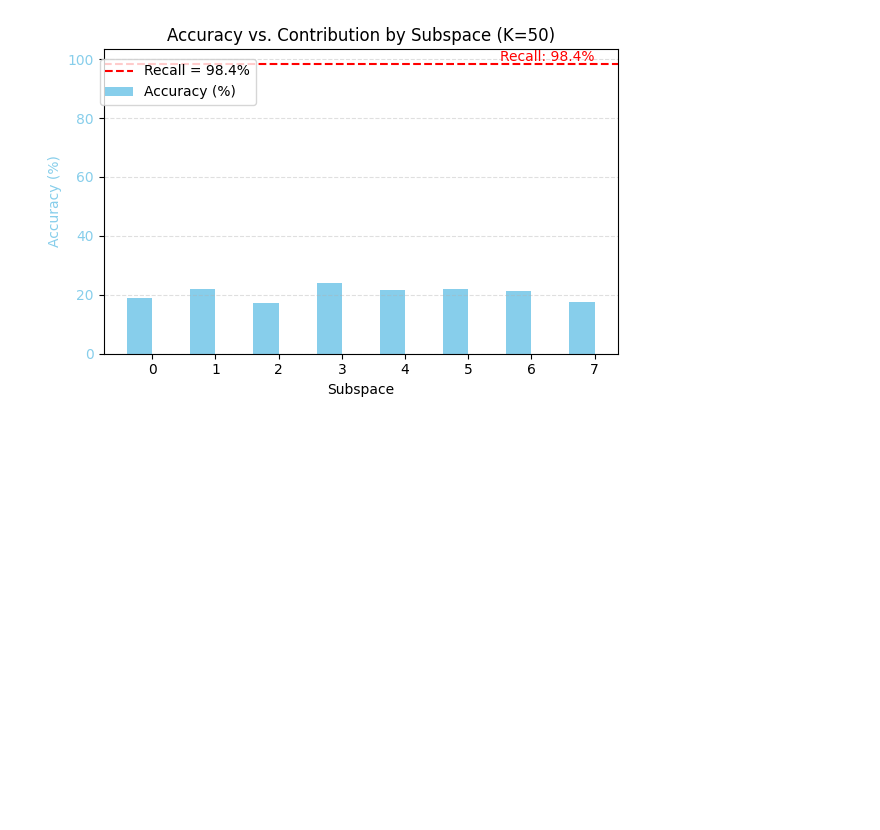
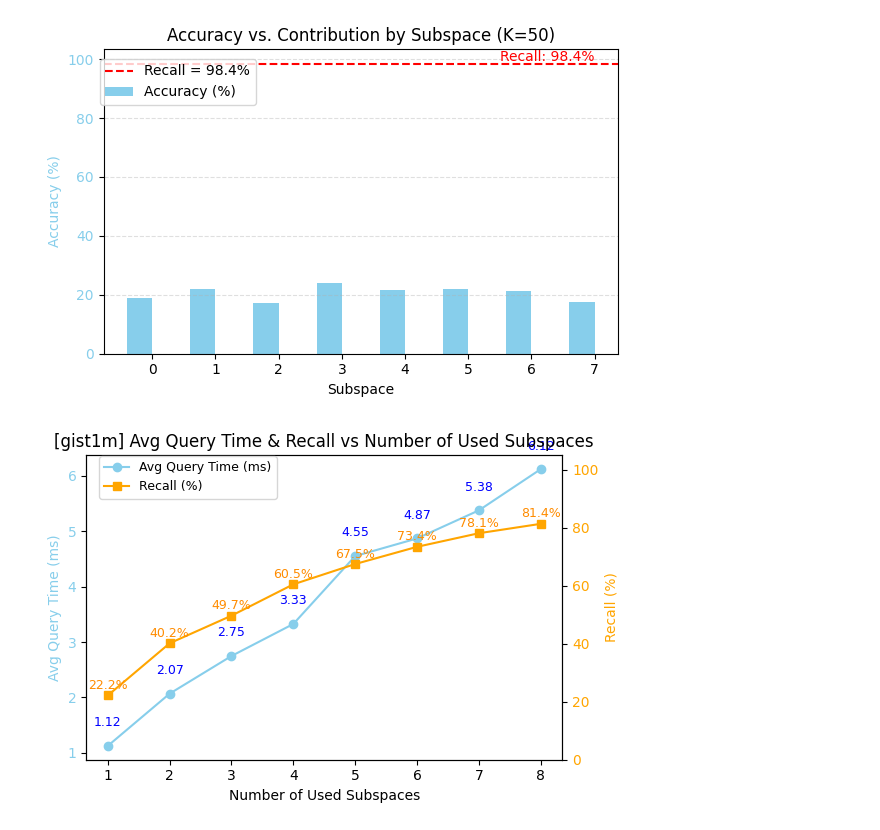
Before and after one commit to yeojin5/SuCo, a Jupyter notebook: figure/gist1m_plot.ipynb, the cells around one changed output. Drawn from its saved outputs; the diff is of its cells as text; code cells hidden in the pictures; blank space fills up the shorter version.

```diff
--- a/figure/gist1m_plot.ipynb
+++ b/figure/gist1m_plot.ipynb
@@ -84,3 +84,71 @@ for k in k_values:
 [figure]
 [figure]
 [figure]
+# %%
+import os
+import re
+import matplotlib.pyplot as plt
+
+# 디렉토리 및 파일 패턴
+dir_path = '../result/gist1m/'
+base_name = 'gist1m_8_0.05_0.005_K50_'
+query_times = []
+recalls = []
+subspace_counts = []
+
+# 파일 1~8까지 순회
+for i in range(1, 9):
+    file_path = os.path.join(dir_path, f'{base_name}{i}.txt')
+    with open(file_path, 'r') as f:
+        text = f.read()
+
+    # average query time 파싱
+    query_time_match = re.search(r'The average query time is ([\d.]+)ms', text)
+    recall_match = re.search(r'When k = \d+, \(recall, ratio\) = \(([\d.]+),', text)
+
+    if query_time_match and recall_match:
+        avg_time = float(query_time_match.group(1))
+        recall_percent = float(recall_match.group(1)) * 100
+
+        query_times.append(avg_time)
+        recalls.append(recall_percent)
+        subspace_counts.append(i)
+    else:
+        print(f"[!] Parsing failed for {file_path}")
+
+
+# --------------------
+# 꺾은선 그래프 그리기
+# --------------------
+fig, ax1 = plt.subplots(figsize=(6, 4))
+
+# 왼쪽 Y축: Query Time
+ax1.plot(subspace_counts, query_times, marker='o', color='skyblue', label='Avg Query Time (ms)')
+ax1.set_ylabel('Avg Query Time (ms)', color='skyblue')
+ax1.tick_params(axis='y', labelcolor='skyblue')
+ax1.set_xlabel('Number of Used Subspaces')
+ax1.set_xticks(subspace_counts)
+
+# 오른쪽 Y축: Recall (%)
+ax2 = ax1.twinx()
+ax2.plot(subspace_counts, recalls, marker='s', color='orange', label='Recall (%)')
+ax2.set_ylabel('Recall (%)', color='orange')
+ax2.tick_params(axis='y', labelcolor='orange')
+ax2.set_ylim(0, 105)
+
+# # 값 라벨 추가
+for x, qt, rc in zip(subspace_counts, query_times, recalls):
+    ax1.text(x, qt + 0.3, f'{qt:.2f}', ha='center', va='bottom', fontsize=9, color='blue')
+    ax2.text(x, rc + 1.2, f'{rc:.1f}%', ha='center', va='bottom', fontsize=9, color='darkorange')
+
+# 범례 합치기
+lines1, labels1 = ax1.get_legend_handles_labels()
+lines2, labels2 = ax2.get_legend_handles_labels()
+fig.legend(lines1 + lines2, labels1 + labels2, loc='upper left', bbox_to_anchor=(0.1, 0.92), fontsize=9)
+
+plt.title('[gist1m] Avg Query Time & Recall vs Number of Used Subspaces')
+plt.grid(axis='x', linestyle='--', alpha=0.4)
+plt.tight_layout()
+plt.show()
+# %% [output]
+[figure, added]
```
Also changed, not shown: 8 other files.
